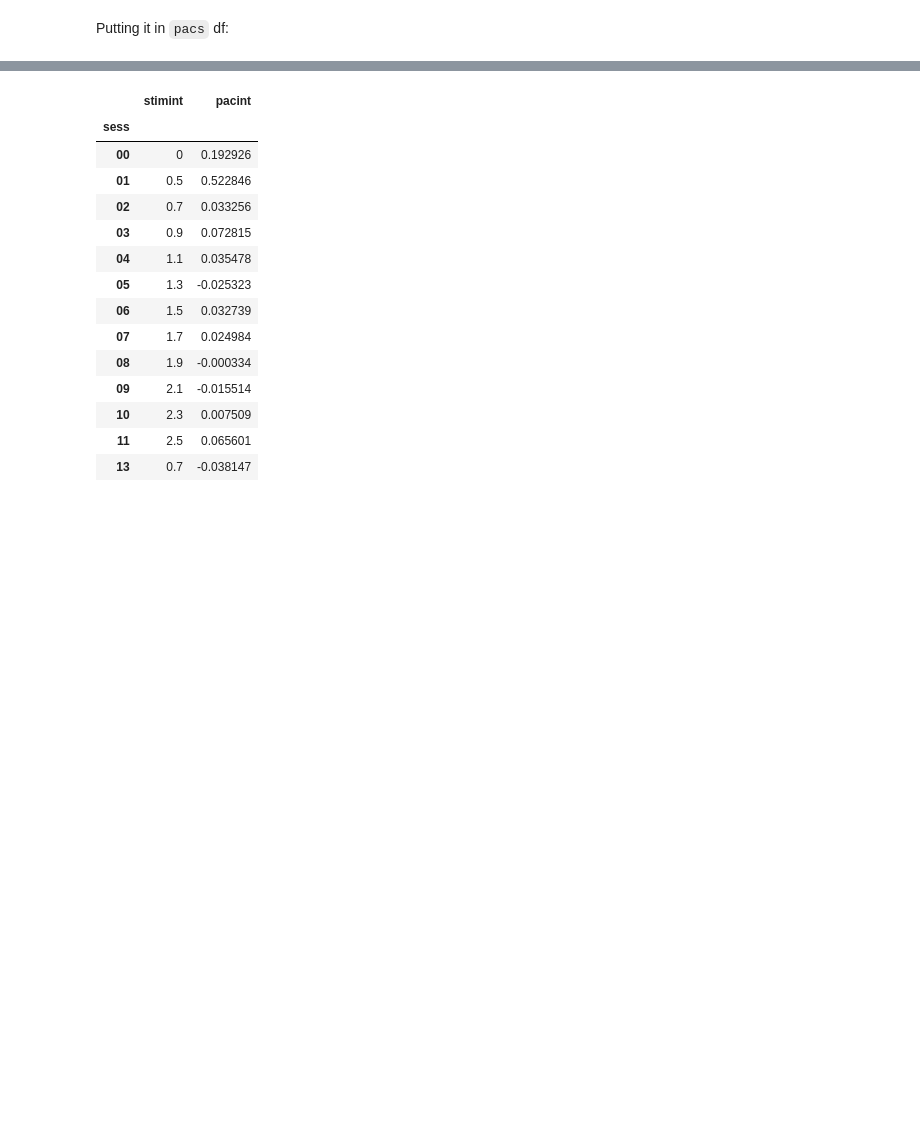
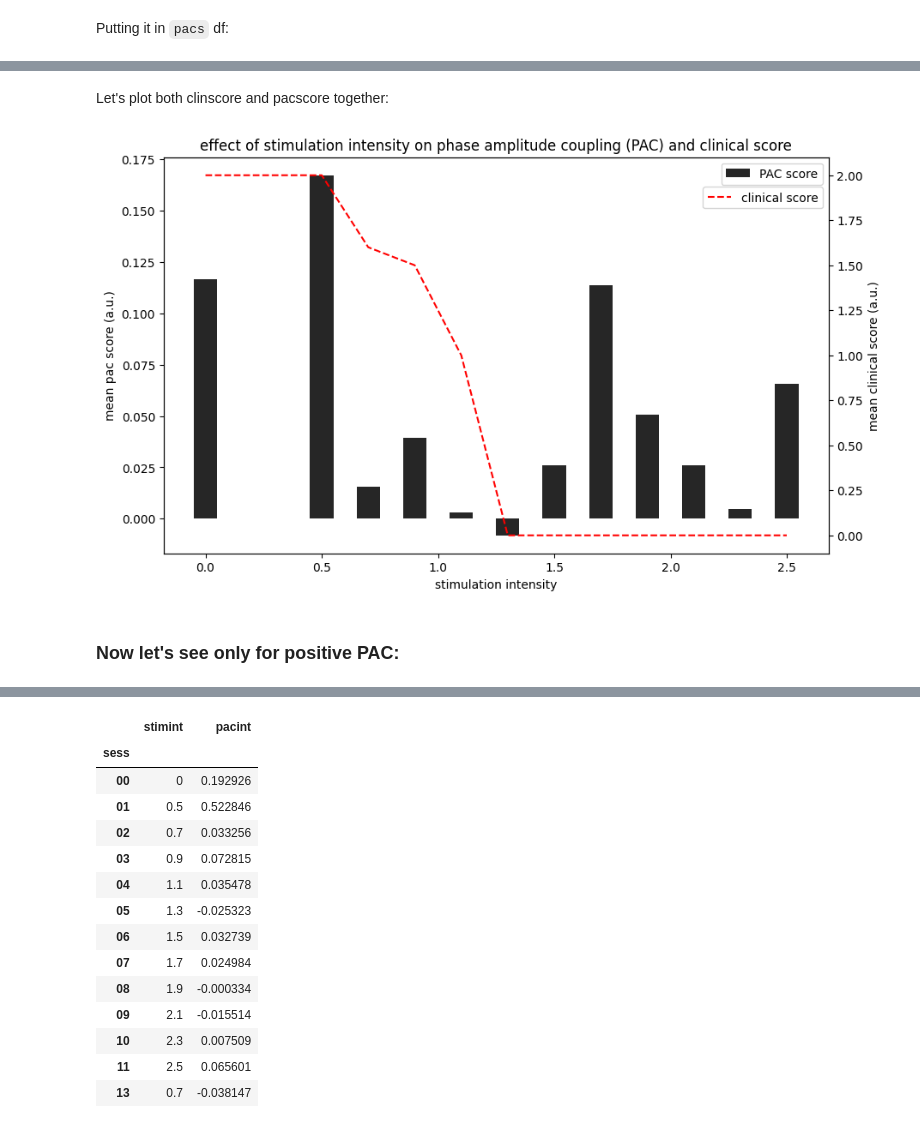
Before and after one commit to tmorshed/bme-1500, a Jupyter notebook: PAC_pipeline_tm_2_corr_w_headers.ipynb, the cells around one changed output, grey strips where cells are left out. Saved outputs shown, nothing was run; the diff lists cells and outputs as text; code cells hidden in the pictures; blank space fills up the shorter version.

```diff
--- a/PAC_pipeline_tm_2_corr_w_headers.ipynb
+++ b/PAC_pipeline_tm_2_corr_w_headers.ipynb
@@ -244,0 +305,18 @@ sid 3 sess 10
+# %% [markdown]
+Let's plot both clinscore and pacscore together:
+# %%
+fig,ax1=plt.subplots(figsize=(10,6))
+ax2 = ax1.twinx()
+ax1.bar(x=pacscore.groupby('stimint').mean().index, height=pacscore.groupby('stimint').mean()['pacint'], color='k', label='PAC score', width=0.1, alpha=0.85);
+ax2.plot(fileindex.groupby('stimint')['clinscore'].mean(),'r--', label='clinical score');
+ax1.set(xlabel='stimulation intensity',
+       ylabel='mean pac score (a.u.)',
+       title='effect of stimulation intensity on phase amplitude coupling (PAC) and clinical score');
+ax2.set(ylabel='mean clinical score (a.u.)')
+ax1.legend(loc='upper right')
+ax2.legend(loc='upper right', bbox_to_anchor=(1, 0.94))
+plt.show();
+# %% [output]
+[figure, added]
+# %% [markdown]
+### Now let's see only for positive PAC:
```
Also changed, not shown: parts of 30 cells of this notebook.
